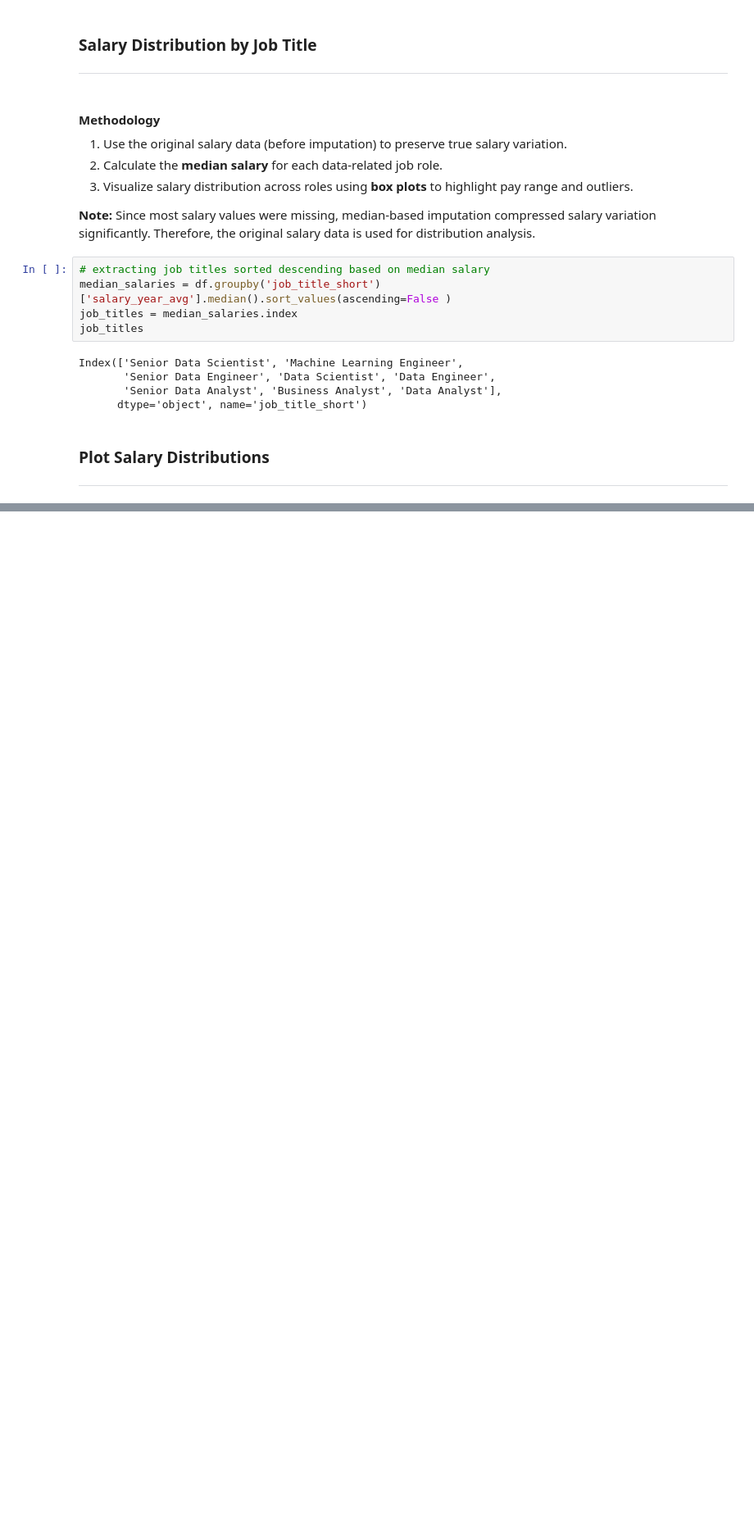
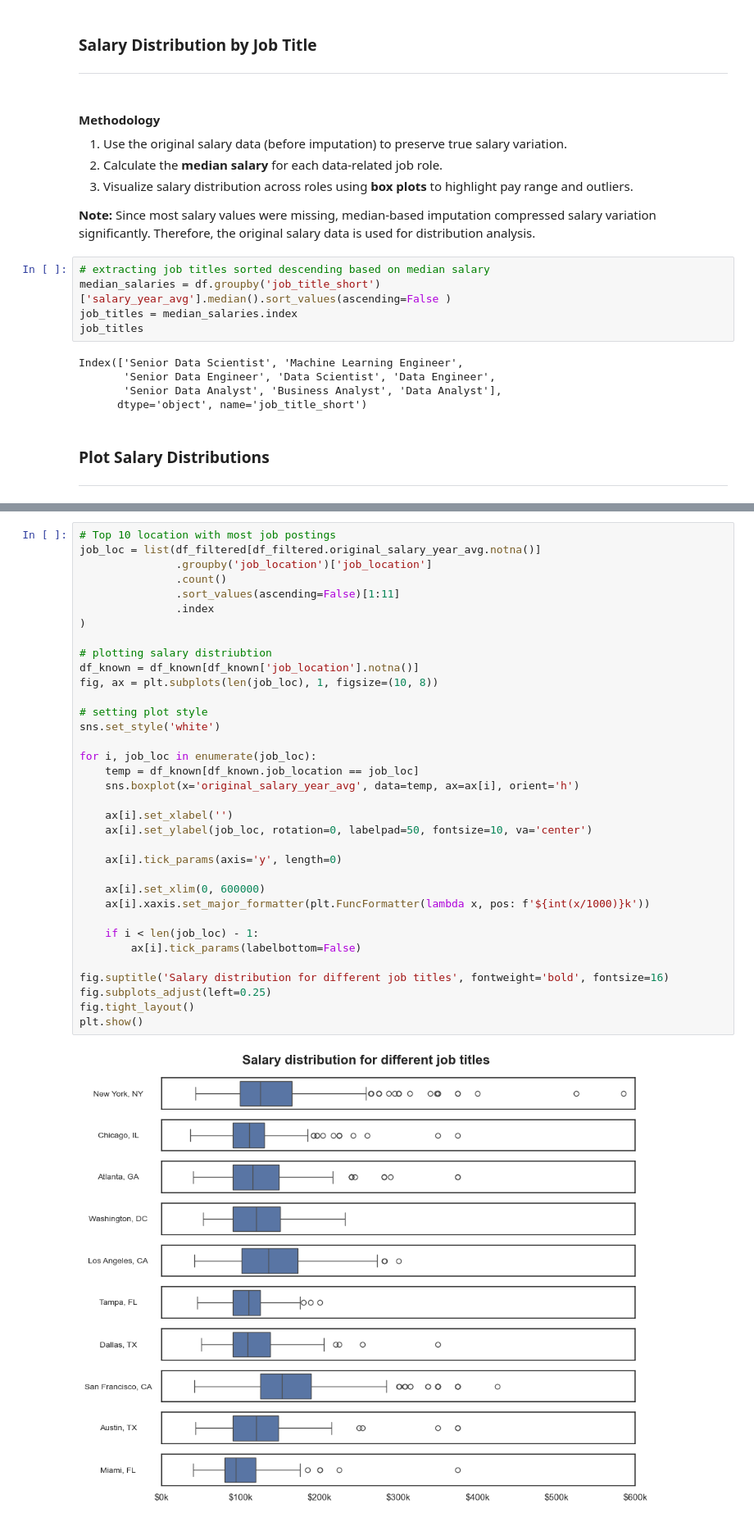
Before and after one commit to avinashchoudhary2004/Data-Professionals-Job-Market-Insights, a Jupyter notebook: 4_Salary_Analysis.ipynb, the cells around one changed output, grey strips where cells are left out. Shown at 82% size. Saved outputs shown, nothing was run; the diff lists cells and outputs as text; blank space fills up the shorter version.

```diff
--- a/4_Salary_Analysis.ipynb
+++ b/4_Salary_Analysis.ipynb
@@ -193,0 +196,37 @@ plt.show()
+# %%
+# Top 10 location with most job postings
+job_loc = list(df_filtered[df_filtered.original_salary_year_avg.notna()]
+               .groupby('job_location')['job_location']
+               .count()
+               .sort_values(ascending=False)[1:11]
+               .index
+)
+
+# plotting salary distriubtion
+df_known = df_known[df_known['job_location'].notna()]
+fig, ax = plt.subplots(len(job_loc), 1, figsize=(10, 8))
+
+# setting plot style
+sns.set_style('white')
+
+for i, job_loc in enumerate(job_loc):
+    temp = df_known[df_known.job_location == job_loc]
+    sns.boxplot(x='original_salary_year_avg', data=temp, ax=ax[i], orient='h')
+
+    ax[i].set_xlabel('')
+    ax[i].set_ylabel(job_loc, rotation=0, labelpad=50, fontsize=10, va='center')
+
+    ax[i].tick_params(axis='y', length=0)
+
+    ax[i].set_xlim(0, 600000)
+    ax[i].xaxis.set_major_formatter(plt.FuncFormatter(lambda x, pos: f'${int(x/1000)}k'))
+
+    if i < len(job_loc) - 1:
+        ax[i].tick_params(labelbottom=False)
+
+fig.suptitle('Salary distribution for different job titles', fontweight='bold', fontsize=16)
+fig.subplots_adjust(left=0.25)
+fig.tight_layout()
+plt.show()
+# %% [output]
+[figure, added]
```
Also changed, not shown: parts of 3 cells of this notebook, 4 other files.
